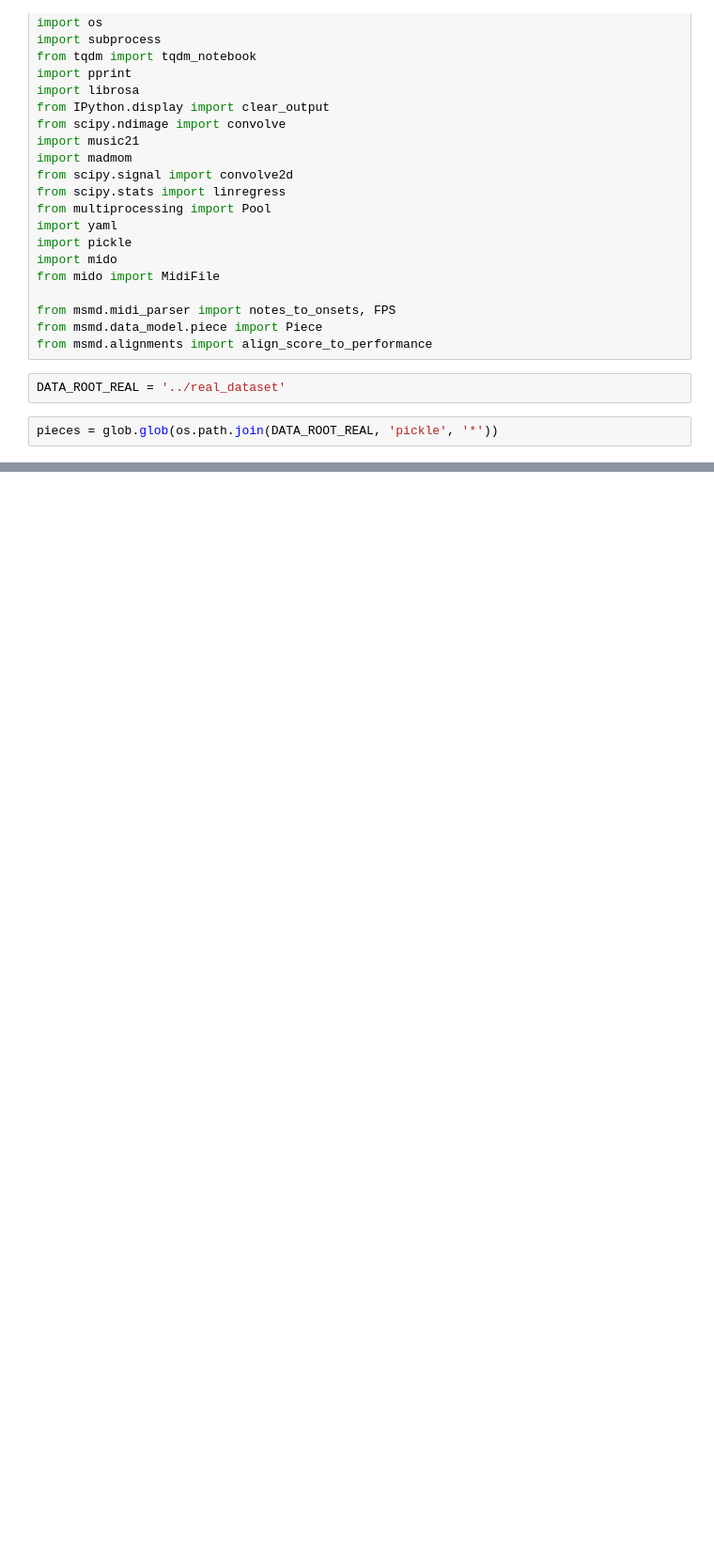
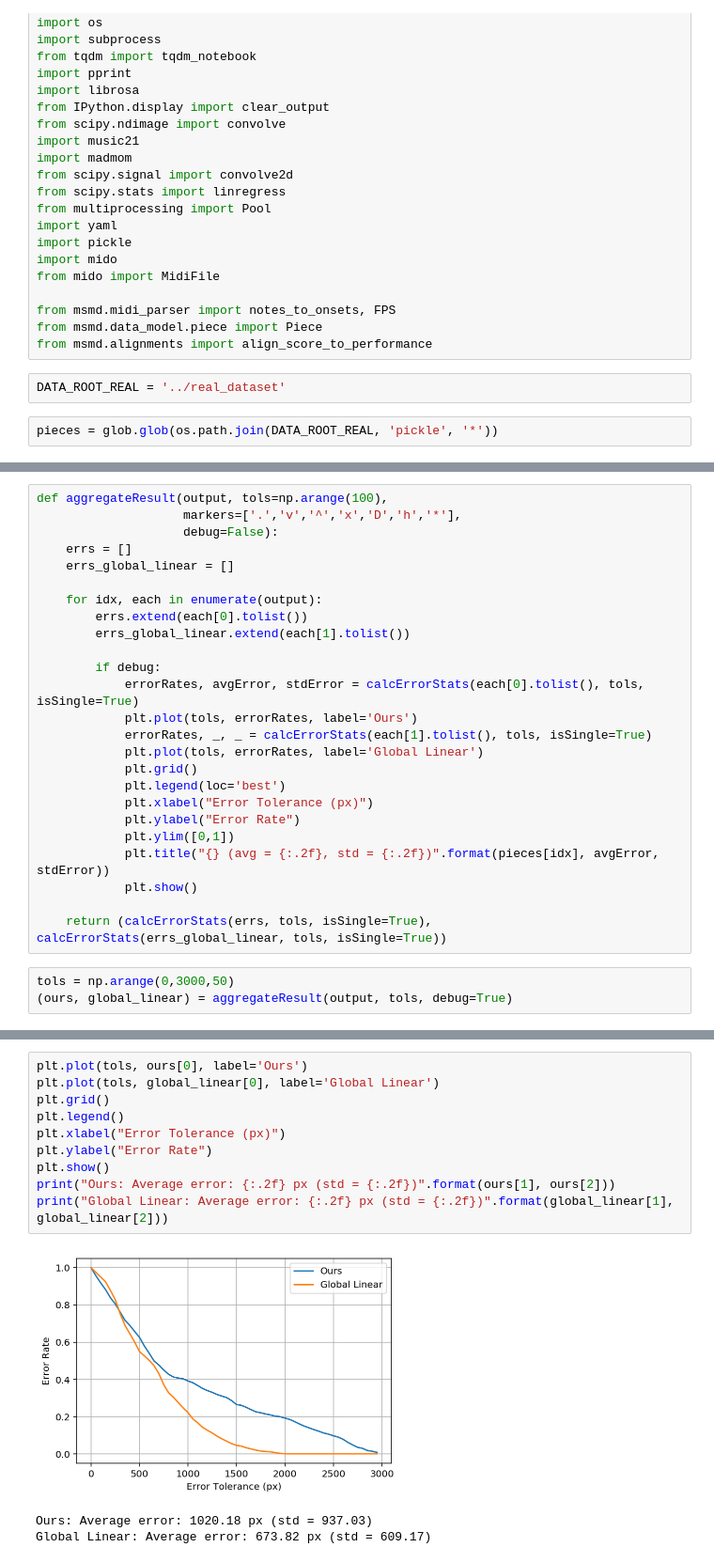
Before and after one commit to mjenrungrot/salience_sheet_following, a Jupyter notebook: 07_EvaluateRealDataset.ipynb, the cells around one changed output, grey strips where cells are left out. Shown at 94% size. Saved outputs shown, nothing was run; the diff lists cells and outputs as text; blank space fills up the shorter version.

```diff
--- a/07_EvaluateRealDataset.ipynb
+++ b/07_EvaluateRealDataset.ipynb
@@ -229,0 +237,28 @@ array([[    0,     0],
+# %%
+def aggregateResult(output, tols=np.arange(100),
+                    markers=['.','v','^','x','D','h','*'],
+                    debug=False):
+    errs = []
+    errs_global_linear = []
+
+    for idx, each in enumerate(output):
+        errs.extend(each[0].tolist())
+        errs_global_linear.extend(each[1].tolist())
+
+        if debug:
+            errorRates, avgError, stdError = calcErrorStats(each[0].tolist(), tols, isSingle=True)
+            plt.plot(tols, errorRates, label='Ours')
+            errorRates, _, _ = calcErrorStats(each[1].tolist(), tols, isSingle=True)
+            plt.plot(tols, errorRates, label='Global Linear')
+            plt.grid()
+            plt.legend(loc='best')
+            plt.xlabel("Error Tolerance (px)")
+            plt.ylabel("Error Rate")
+            plt.ylim([0,1])
+            plt.title("{} (avg = {:.2f}, std = {:.2f})".format(pieces[idx], avgError, stdError))
+            plt.show()
+
+    return (calcErrorStats(errs, tols, isSingle=True), calcErrorStats(errs_global_linear, tols, isSingle=True))
+# %%
+tols = np.arange(0,3000,50)
+(ours, global_linear) = aggregateResult(output, tols, debug=True)
@@ -229,0 +272,14 @@ array([[    0,     0],
+# %%
+plt.plot(tols, ours[0], label='Ours')
+plt.plot(tols, global_linear[0], label='Global Linear')
+plt.grid()
+plt.legend()
+plt.xlabel("Error Tolerance (px)")
+plt.ylabel("Error Rate")
+plt.show()
+print("Ours: Average error: {:.2f} px (std = {:.2f})".format(ours[1], ours[2]))
+print("Global Linear: Average error: {:.2f} px (std = {:.2f})".format(global_linear[1], global_linear[2]))
+# %% [output]
+[figure, added]
+Ours: Average error: 1020.18 px (std = 937.03)
+Global Linear: Average error: 673.82 px (std = 609.17)
```
Also changed, not shown: parts of 8 cells of this notebook.
